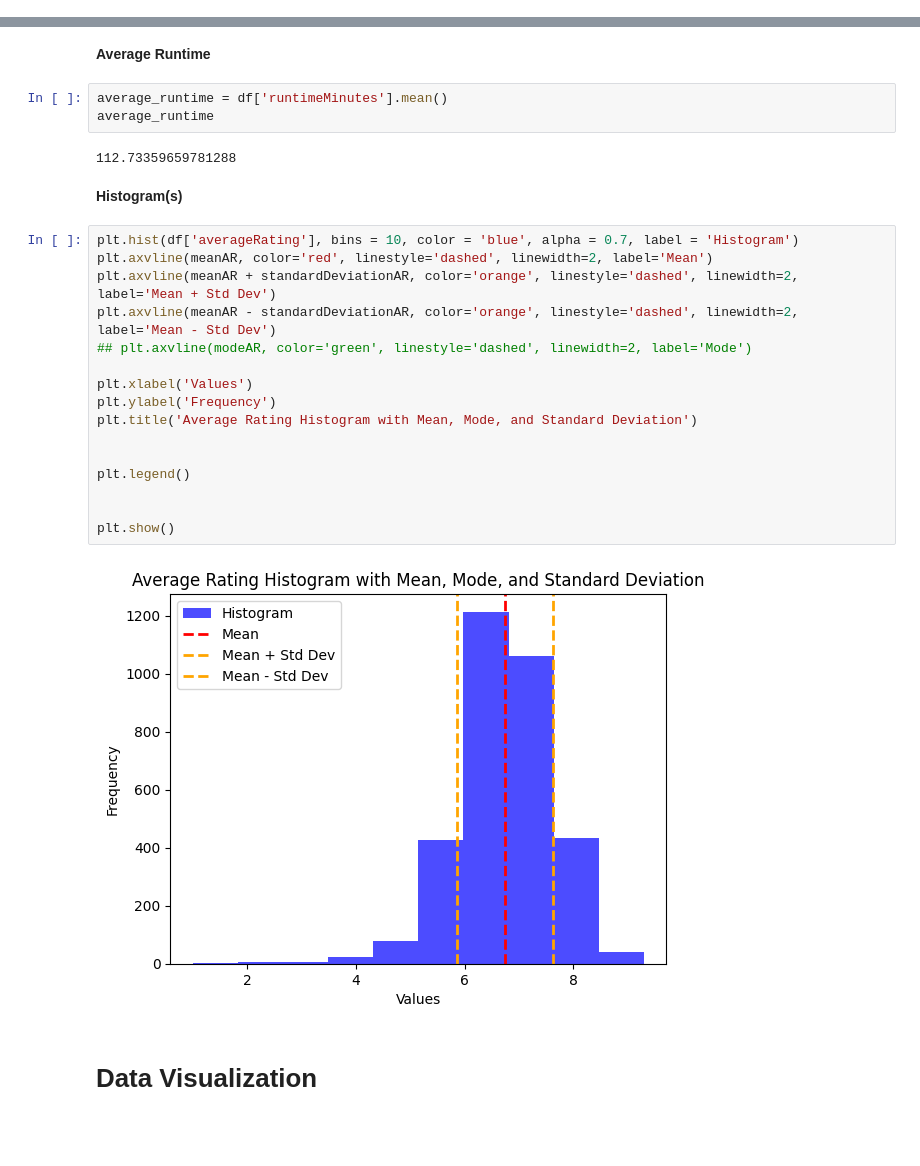
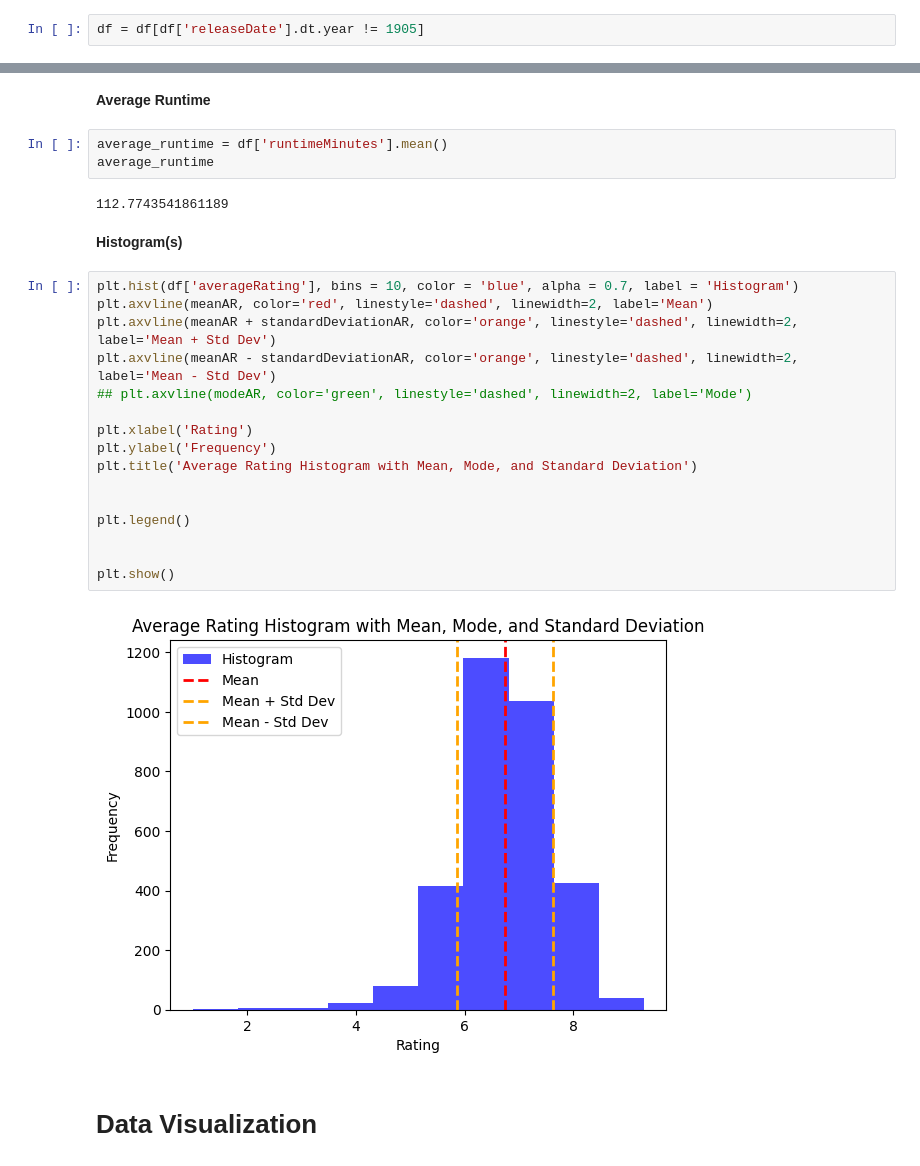
Before and after one commit to AndrewPiasecki/PythonFinalProject, a Jupyter notebook: Final_Project.ipynb, the cells around one changed output, grey strips where cells are left out. Saved outputs shown, nothing was run; the diff lists cells and outputs as text; blank space fills up the shorter version.

```diff
--- a/Final_Project.ipynb
+++ b/Final_Project.ipynb
@@ -90,3 +90,5 @@ df.head()
 # %%
 df['releaseDate'] = pd.to_datetime(df['releaseDate'])
 df['year'] = df['releaseDate'].dt.year
+# %%
+df = df[df['releaseDate'].dt.year != 1905]
@@ -147,27 +153,27 @@ print(minBudget)
 average_runtime = df['runtimeMinutes'].mean()
 average_runtime
 # %% [output]
-112.73359659781288
+112.7743541861189
 # %% [markdown]
 **Histogram(s)**
 # %%
 plt.hist(df['averageRating'], bins = 10, color = 'blue', alpha = 0.7, label = 'Histogram')
 plt.axvline(meanAR, color='red', linestyle='dashed', linewidth=2, label='Mean')
 plt.axvline(meanAR + standardDeviationAR, color='orange', linestyle='dashed', linewidth=2, label='Mean + Std Dev')
 plt.axvline(meanAR - standardDeviationAR, color='orange', linestyle='dashed', linewidth=2, label='Mean - Std Dev')
 ## plt.axvline(modeAR, color='green', linestyle='dashed', linewidth=2, label='Mode')
 
-plt.xlabel('Values')
+plt.xlabel('Rating')
 plt.ylabel('Frequency')
 plt.title('Average Rating Histogram with Mean, Mode, and Standard Deviation')
 
 
 plt.legend()
 
 
 plt.show()
 # %% [output]
-[figure, old version]
+[figure, new version]
 # %% [markdown]
 # Data Visualization
 # %% [markdown]
```
Also changed, not shown: parts of 18 cells of this notebook.
